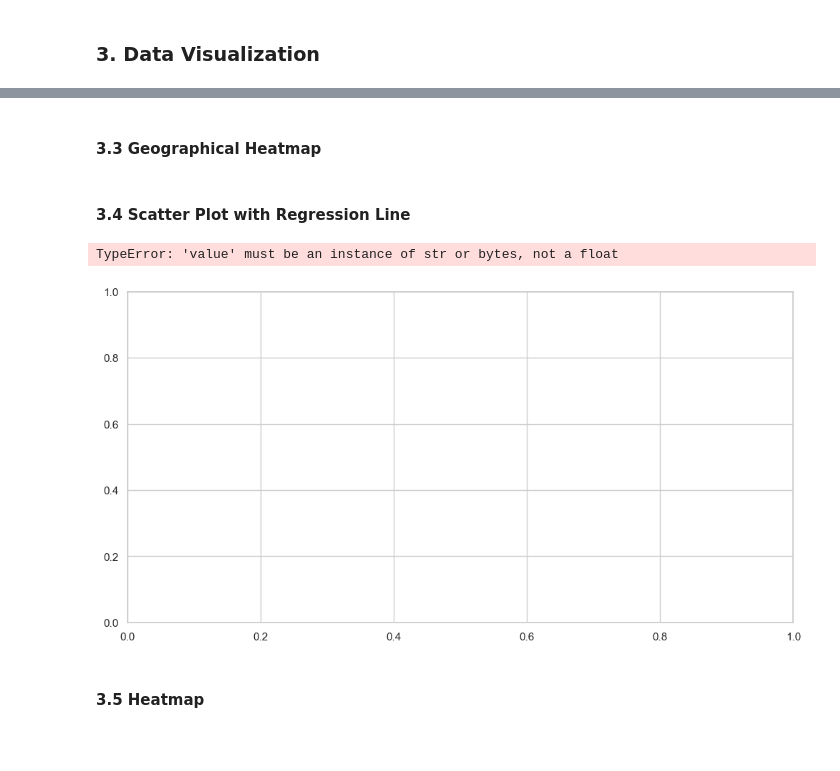
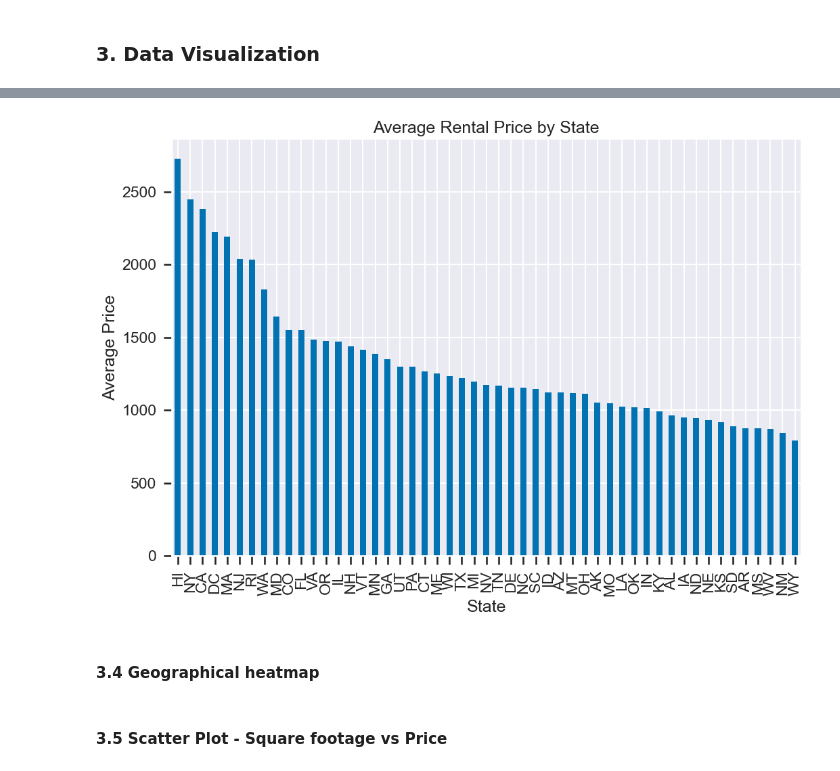
Before and after one commit to FirojShaikh/MSDS-570-01-Rental-Trends-Explorer, a Jupyter notebook: notebooks/rental-trends-explorer.ipynb, the cells around one changed output, grey strips where cells are left out. Drawn from its saved outputs; the diff is of its cells as text; code cells hidden in the pictures; blank space fills up the shorter version.

```diff
--- a/notebooks/rental-trends-explorer.ipynb
+++ b/notebooks/rental-trends-explorer.ipynb
@@ -115,2 +99,13 @@ Passing `palette` without assigning `hue` is deprecated and will be removed in v
+# %%
+state_avg = df.groupby('state')['price'].mean().sort_values(ascending=False)
+plt.figure(figsize=(12, 8))
+state_avg.plot(kind='bar')
+plt.title('Average Rental Price by State')
+plt.ylabel('Average Price')
+plt.xlabel('State')
+plt.xticks(rotation=90)
+plt.show()
+# %% [output]
+[figure, added]
 # %% [markdown]
-#### 3.3 Geographical Heatmap
+#### 3.4 Geographical heatmap
@@ -135,20 +116,2 @@ fig.show()
 # %% [markdown]
-#### 3.4 Scatter Plot with Regression Line
+#### 3.5 Scatter Plot - Square footage vs Price
-# %%
-# Show relationship between square footage and price.
-plt.figure(figsize=(12, 6))
-# Create a scatter plot
-sns.scatterplot(x='square_feet', y='price', data=df, alpha=0.6)
-plt.title('Square Footage vs Rental Price')
-plt.xlabel('Square Footage')
-plt.ylabel('Rental Price')
-plt.xlim(0, df['square_feet'].max())
-plt.ylim(0, df['price'].max())
-plt.grid()
-plt.tight_layout()
-plt.show()
-# %% [output]
-TypeError: 'value' must be an instance of str or bytes, not a float
-[figure, removed]
-# %% [markdown]
-#### 3.5 Heatmap
```
Also changed, not shown: parts of 21 cells of this notebook.
